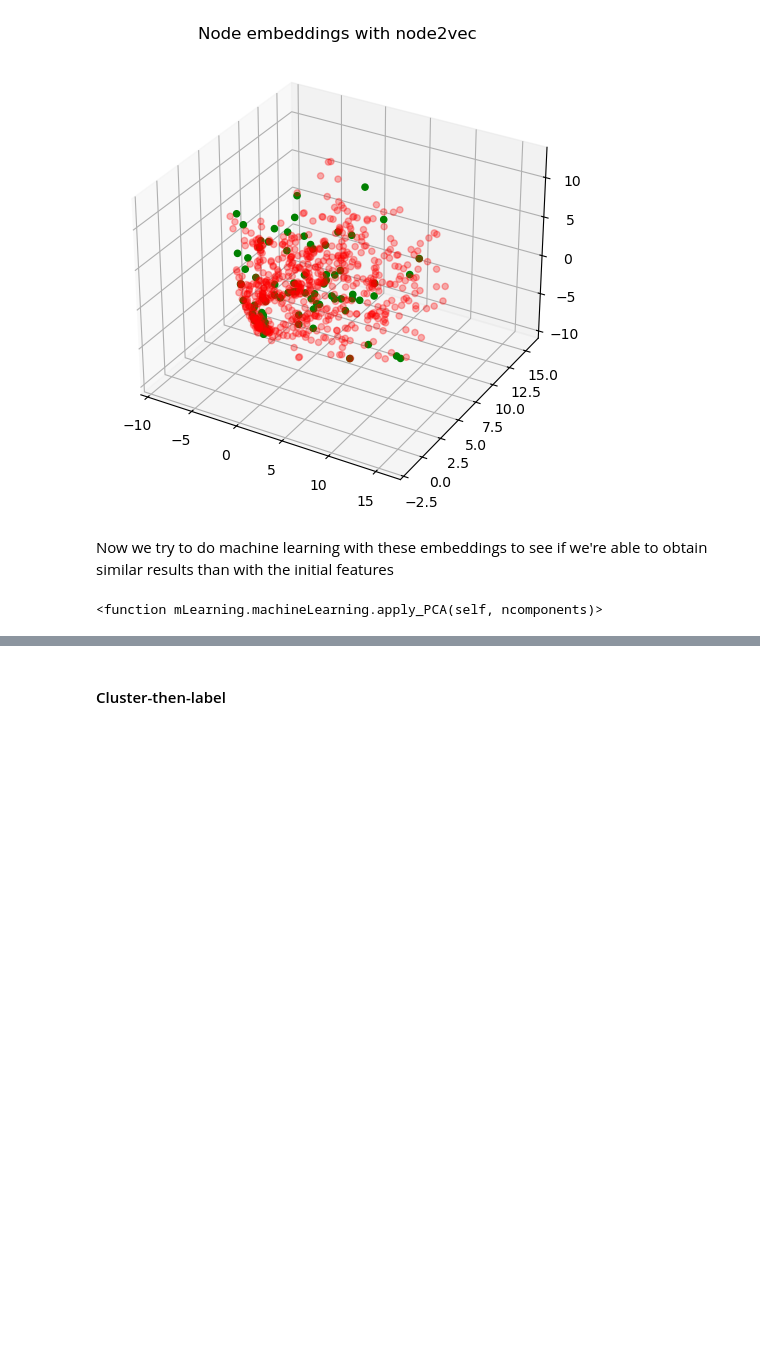
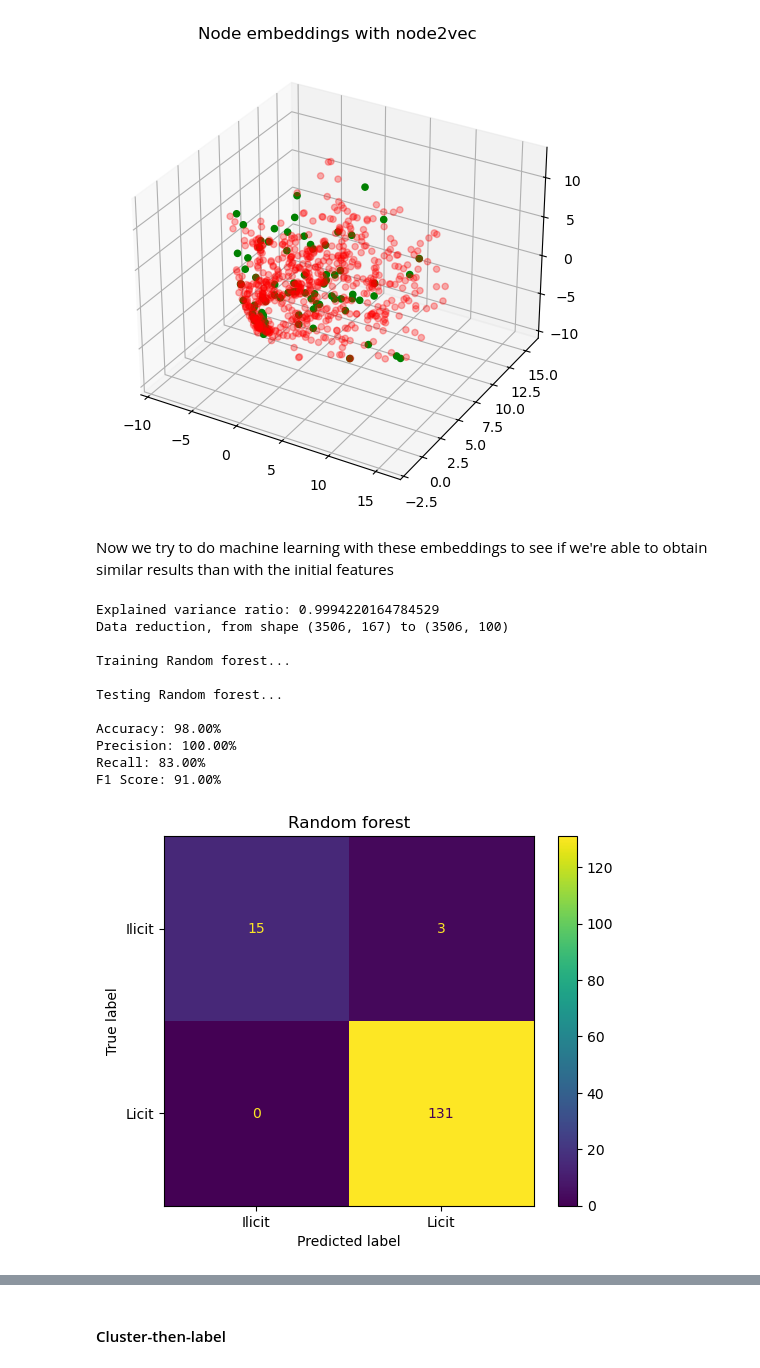
Before and after one commit to Arnau1/GraphAnomaly, a Jupyter notebook: marti2.ipynb, the cells around one changed output, grey strips where cells are left out. Cells and saved outputs as stored; diff of their text form; code cells hidden in the pictures; blank space fills up the shorter version.

Commit message:
modeificacions a mLearning + evaluacio node2vec

```diff
--- a/marti2.ipynb
+++ b/marti2.ipynb
@@ -165,5 +168,23 @@ plt.show()
 Now we try to do machine learning with these embeddings to see if we're able to obtain similar results than with the initial features
 # %%
 from mLearning import machineLearning
+
+method = "Random forest"
+
+# First, with the original dataframe
+df_training = machineLearning(df18)
+applied_PCA = df_training.apply_PCA(ncomponents=100)
+df_training.train_and_test(method, display_conf_matrix=True, modeMarti=True)
 # %% [output]
-<function mLearning.machineLearning.apply_PCA(self, ncomponents)>
+Explained variance ratio: 0.9994220164784529
+Data reduction, from shape (3506, 167) to (3506, 100)
+
+Training Random forest...
+
+Testing Random forest...
+
+Accuracy: 98.00%
+Precision: 100.00%
+Recall: 83.00%
+F1 Score: 91.00%
+[figure, added]
```
Also changed, not shown: parts of 6 cells of this notebook, 1 other file.
